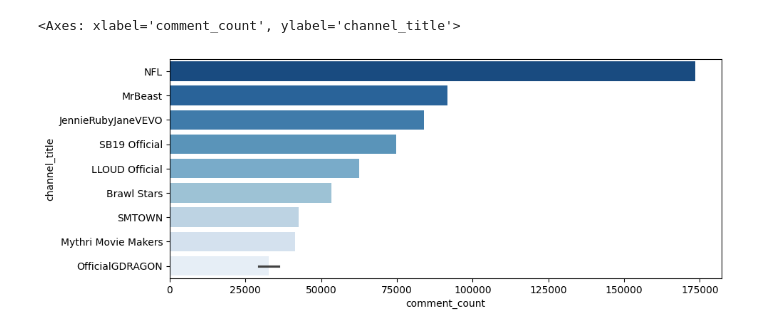
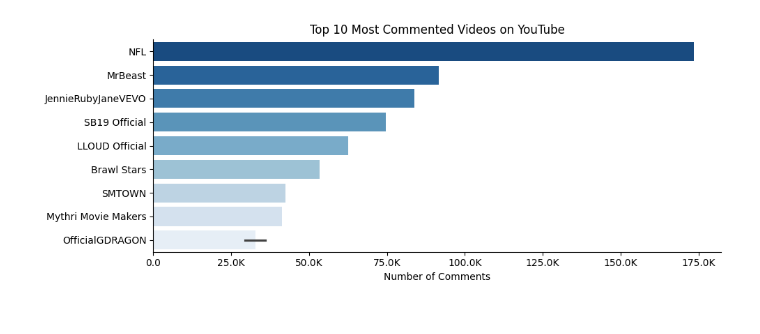
Before and after one commit to modyreturn/Youtube_Data_Analysis, a Jupyter notebook: 03_Top_Commented.ipynb, the cells around one changed output. Cells and saved outputs as stored; diff of their text form; code cells hidden in the pictures.

```diff
--- a/03_Top_Commented.ipynb
+++ b/03_Top_Commented.ipynb
@@ -34,14 +34,35 @@ top_commented_videos
 | 9 | jl-sgSDwJHs | Good Bad Ugly Tamil Teaser | Ajit... | Good Bad Ugly Tamil Teaser on Myt... | 2025-02-28T13:32:07Z | UCKZSn5C-RzrLjuWJF8wWiDw | Mythri Movie Makers | 24 | ['Good Bad Ugly Tamil Teaser', 'A... | ... |
 | 75 | o9DhvbqYzns | G-DRAGON - TOO BAD (feat. Anderso... | Listen to the Album “Übermensch".... | 2025-02-25T05:02:00Z | UCeU5qTuBiqTU5z-hyL6WITQ | OfficialGDRAGON | 22 | [] | ... |
 | 84 | I8I51kSq448 | G-DRAGON - DRAMA (Official Video) | Listen to the Album “Übermensch".... | 2025-02-25T05:01:06Z | UCeU5qTuBiqTU5z-hyL6WITQ | OfficialGDRAGON | 22 | [] | ... |
-# %%
-plt.figure(figsize=(10, 4))
-sns.barplot(data=top_commented_videos,
-            x='comment_count',
-            y='channel_title',
-            palette='Blues_r'
-
-            )
-# %% [output]
-<Axes: xlabel='comment_count', ylabel='channel_title'>
-[figure, removed]
+# %%
+plt.figure(figsize=(10, 4))
+sns.barplot(data=top_commented_videos,
+            x='comment_count',
+            y='channel_title',
+            palette='Blues_r'
+
+            )
+
+
+plt.title("Top 10 Most Commented Videos on YouTube")
+plt.xlabel("Number of Comments")
+plt.ylabel('')
+
+
+# Function to format the values
+def num_format(x, pos):
+    if x >= 1e6:
+        return '{:1.1f}M'.format(x*1e-6)
+    elif x >= 1e3:
+        return '{:1.1f}K'.format(x*1e-3)
+    else:
+        return '{:1.1f}'.format(x)
+
+# Applying the custom formatter to the x-axis
+plt.gca().xaxis.set_major_formatter(FuncFormatter(num_format))
+
+sns.despine()
+plt.tight_layout()
+plt.show()
+# %% [output]
+[figure, added]
```
Also changed, not shown: parts of 1 cell of this notebook, 1 other file.
